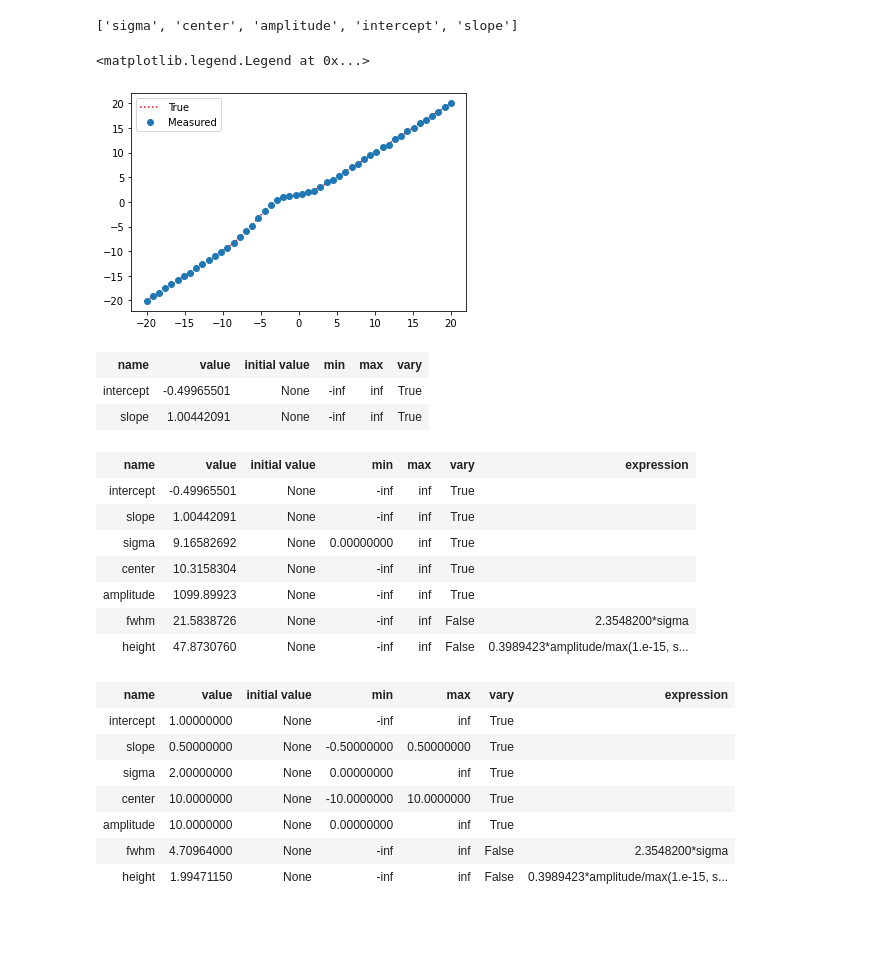
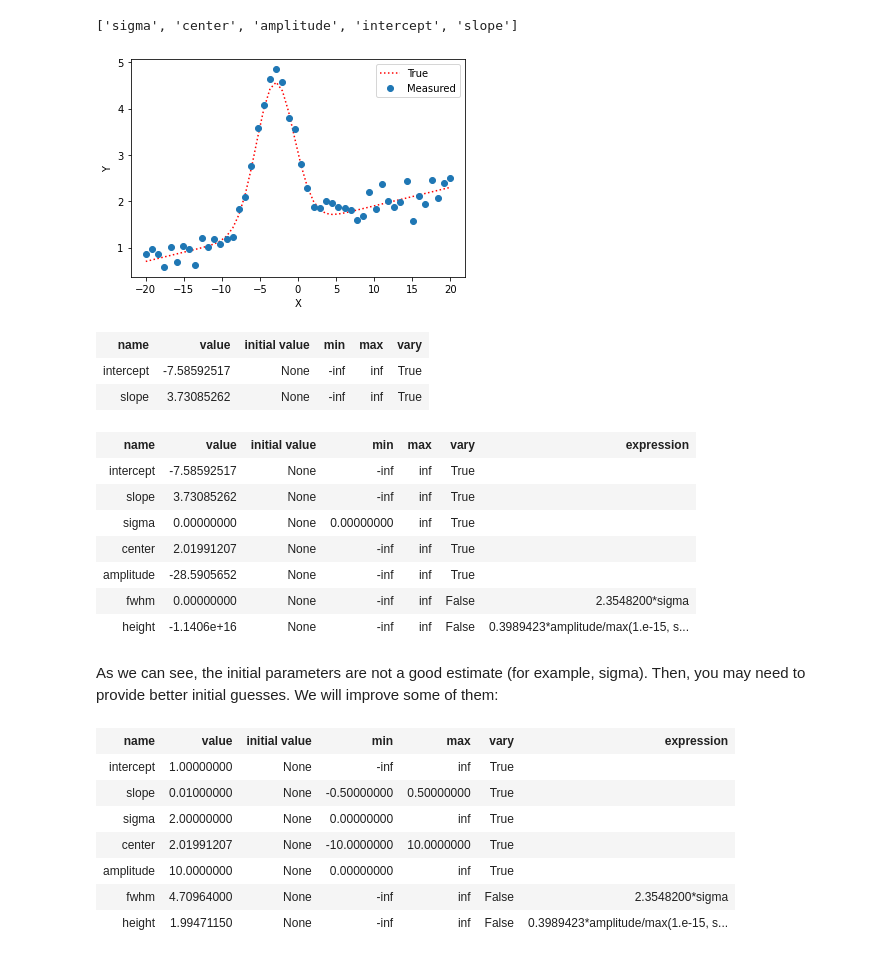
Before and after one commit to gdamke/IntroPythonAstroPhD, a Jupyter notebook: 12_Optimization_lmfit/Optimization_lmfit.ipynb, the cells around one changed output. Saved outputs shown, nothing was run; the diff lists cells and outputs as text; code cells hidden in the pictures; blank space fills up the shorter version.

Commit message:
Updates composite-model example

```diff
--- a/12_Optimization_lmfit/Optimization_lmfit.ipynb
+++ b/12_Optimization_lmfit/Optimization_lmfit.ipynb
@@ -400,52 +412,55 @@ model.param_names
 # %%
 Xm = np.linspace(-20,20,50)
 m_params = lm.Parameters()
-for p,v in zip( model.param_names, [2.5,-3, 20, 6, 0.1]):
+for p,v in zip( model.param_names, [2.5,-3, 20, 1.5, 0.04]):
     m_params.add( p, value=v)
 
 Ym_true = model.eval( m_params, x=Xm)
-Ym_meas = Ym_true + 0.1*np.random.randn(len(Ym_true))
+Ym_meas = Ym_true + 0.2*np.random.randn(len(Ym_true))
 # %%
 plt.plot(Xm, Ym_true, 'r:', label='True')
 plt.plot(Xm, Ym_meas, 'o', label='Measured')
 plt.legend(loc=0)
+plt.xlabel("X")
+plt.ylabel("Y");
 # %% [output]
-<matplotlib.legend.Legend at 0x...>
-[figure, old version]
+[figure, new version]
 # %%
 #m_pars1 = peak.make_params()
 m_guess = background.guess(Xm, Ym_meas)
 m_guess
 # %% [output]
 | name | value | initial value | min | max | vary |
-| intercept | -0.49965501 | None | -inf | inf | True |
-| slope | 1.00442091 | None | -inf | inf | True |
+| intercept | -7.58592517 | None | -inf | inf | True |
+| slope | 3.73085262 | None | -inf | inf | True |
 # %%
 m_guess += peak.guess( Xm, Ym_true)
 # %%
 m_guess
 # %% [output]
 | name | value | initial value | min | max | vary | expression |
-| intercept | -0.49965501 | None | -inf | inf | True |  |
-| slope | 1.00442091 | None | -inf | inf | True |  |
-| sigma | 9.16582692 | None | 0.00000000 | inf | True |  |
-| center | 10.3158304 | None | -inf | inf | True |  |
-| amplitude | 1099.89923 | None | -inf | inf | True |  |
-| fwhm | 21.5838726 | None | -inf | inf | False | 2.3548200*sigma |
-| height | 47.8730760 | None | -inf | inf | False | 0.3989423*amplitude/max(1.e-15, s... |
+| intercept | -7.58592517 | None | -inf | inf | True |  |
+| slope | 3.73085262 | None | -inf | inf | True |  |
+| sigma | 0.00000000 | None | 0.00000000 | inf | True |  |
+| center | 2.01991207 | None | -inf | inf | True |  |
+| amplitude | -28.5905652 | None | -inf | inf | True |  |
+| fwhm | 0.00000000 | None | -inf | inf | False | 2.3548200*sigma |
+| height | -1.1406e+16 | None | -inf | inf | False | 0.3989423*amplitude/max(1.e-15, s... |
+# %% [markdown]
+As we can see, the initial parameters are not a good estimate (for example, sigma). Then, you may need to provide better initial guesses. We will improve some of them:
 # %%
 m_guess['amplitude'].set(value = 10, min=0.)
 m_guess['sigma'].set(value = 2)
 m_guess['intercept'].set(value = 1)
 m_guess['center'].set(min=-10, max=10)
-m_guess['slope'].set(min=-0.5, max=0.5)
+m_guess['slope'].set(value=0.01, min=-0.5, max=0.5)
 m_guess
 # %% [output]
 | name | value | initial value | min | max | vary | expression |
 | intercept | 1.00000000 | None | -inf | inf | True |  |
-| slope | 0.50000000 | None | -0.50000000 | 0.50000000 | True |  |
+| slope | 0.01000000 | None | -0.50000000 | 0.50000000 | True |  |
 | sigma | 2.00000000 | None | 0.00000000 | inf | True |  |
-| center | 10.0000000 | None | -10.0000000 | 10.0000000 | True |  |
+| center | 2.01991207 | None | -10.0000000 | 10.0000000 | True |  |
 | amplitude | 10.0000000 | None | 0.00000000 | inf | True |  |
 | fwhm | 4.70964000 | None | -inf | inf | False | 2.3548200*sigma |
 | height | 1.99471150 | None | -inf | inf | False | 0.3989423*amplitude/max(1.e-15, s... |
```
Also changed, not shown: parts of 25 cells of this notebook.
